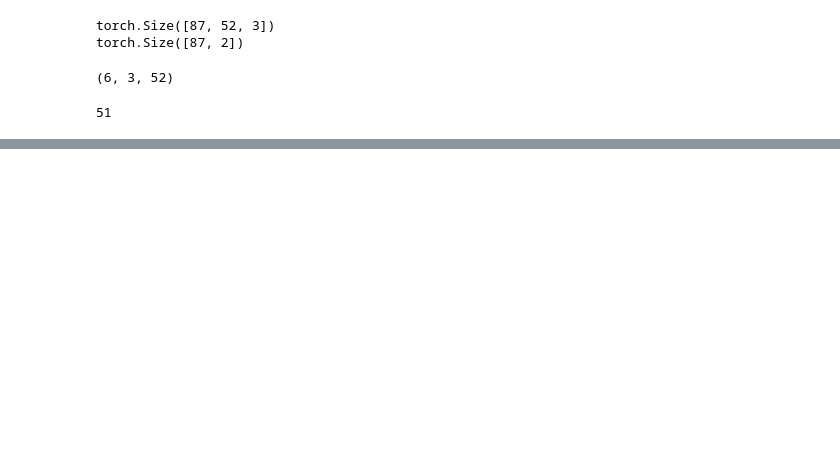
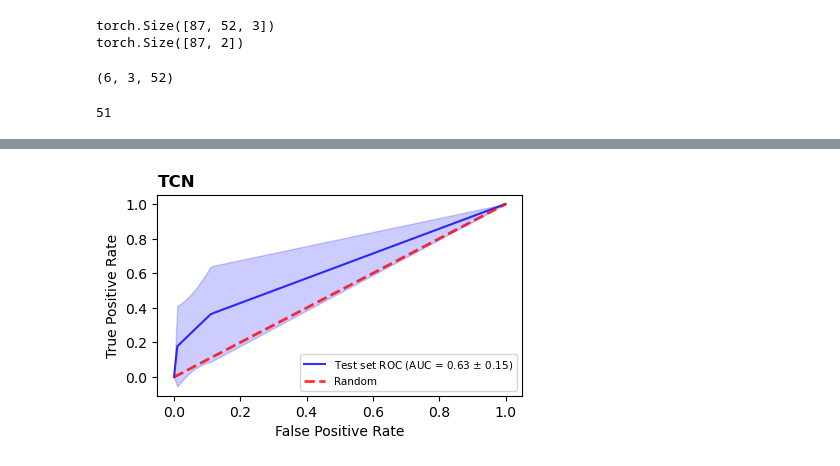
Before and after one commit to DeepenData/Explainable_ML_and_Tyrosinemia, a Jupyter notebook: deprecated/src/step04_forecasting.ipynb, the cells around one changed output, grey strips where cells are left out. Drawn from its saved outputs; the diff is of its cells as text; code cells hidden in the pictures; blank space fills up the shorter version.

```diff
--- a/deprecated/src/step04_forecasting.ipynb
+++ b/deprecated/src/step04_forecasting.ipynb
@@ -223,0 +309,21 @@ for _ in range(epochs):
+# %%
+def put_ROC_in_subplot(base_fpr, mean_tprs, tprs_lower,
+                   tprs_upper, mean_auc, std_auc, AX, xlabel:str='', letter:str=''):
+
+    AX.plot(base_fpr, mean_tprs, 'b', alpha = 0.8, label=r'Test set ROC (AUC = %0.2f $\pm$ %0.2f)' % (mean_auc, std_auc),)
+    AX.fill_between(base_fpr, tprs_lower, tprs_upper, color = 'blue', alpha = 0.2)
+    AX.plot([0, 1], [0, 1], linestyle = '--', lw = 2, color = 'r', label = 'Random', alpha= 0.8)
+
+    #ax1.plot(fpr, tpr, lw=1, alpha=0.6, label='ROC fold %d (AUC = %0.2f)' % (i, roc_auc), c = colors[i])
+
+    AX.legend(loc="lower right", fontsize=7.5)
+    AX.set_ylabel('True Positive Rate')
+    AX.set_xlabel(xlabel)
+    AX.set_title(letter, fontsize = 12,  fontweight ="bold", loc='left')
+fig = plt.figure(figsize=(16,12))
+ax1 = plt.subplot2grid((4, 3), (0, 0), colspan=1)
+#ax1 = plt.subplot2grid((4, 3), (1, 0), colspan=1)
+put_ROC_in_subplot(base_fpr, mean_tprs, tprs_lower, tprs_upper, mean_auc, std_auc,
+                   ax1, xlabel = 'False Positive Rate', letter = 'TCN')
+# %% [output]
+[figure, added]
```
Also changed, not shown: parts of 5 cells of this notebook.
